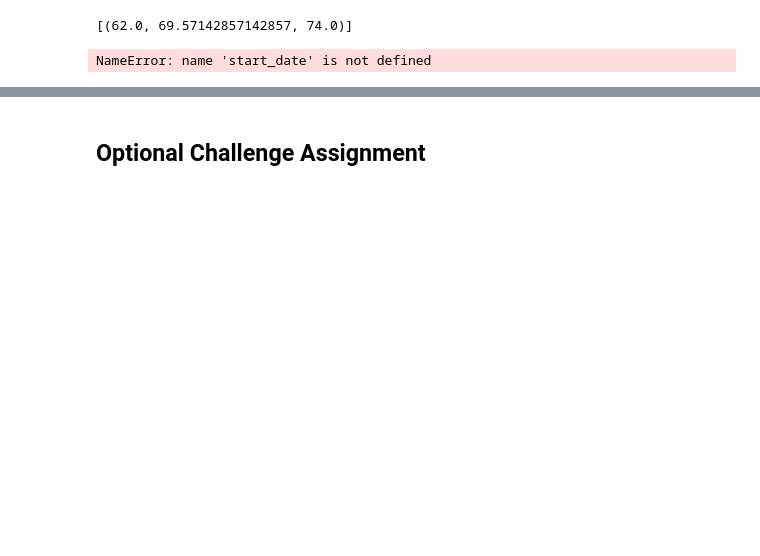
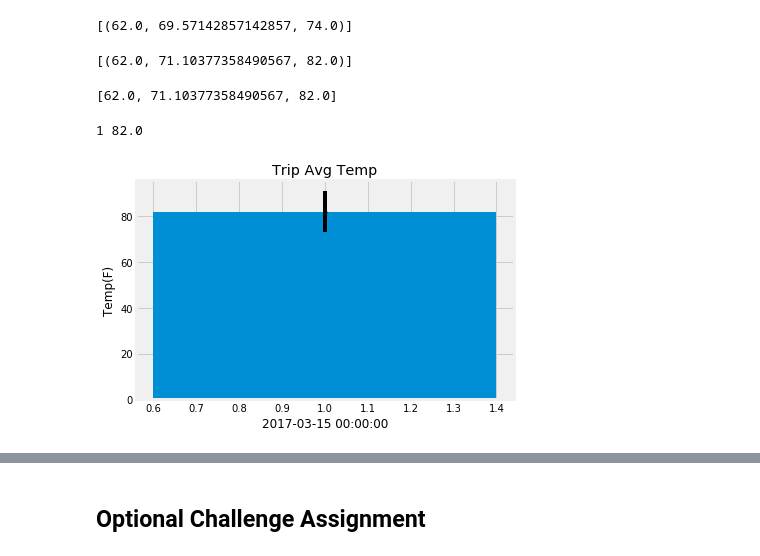
Before and after one commit to Vangroovy/Advanced_SQL, a Jupyter notebook: climate.ipynb, the cells around one changed output, grey strips where cells are left out. Cells and saved outputs as stored; diff of their text form; code cells hidden in the pictures; blank space fills up the shorter version.

```diff
--- a/climate.ipynb
+++ b/climate.ipynb
@@ -234,16 +229,43 @@ print(calc_temps('2012-02-28', '2012-03-05'))
 # %%
 # Use your previous function `calc_temps` to calculate the tmin, tavg, and tmax
 # for your trip using the previous year's data for those same dates.
+start_date = dt.datetime.strptime("2018-02-26", fmt)
+end_date = dt.datetime.strptime("2018-03-15", fmt)
 yr_ago_start = start_date - dt.timedelta(days=365)
 yr_ago_start
-print(calc_temps_last_year())
+yr_ago_end = end_date - dt.timedelta(days=365)
+calc_temps_last_yr=calc_temps(yr_ago_start, yr_ago_end)
+print(calc_temps_last_yr)
 # %% [output]
-NameError: name 'start_date' is not defined
+[(62.0, 71.10377358490567, 82.0)]
 # %%
 # Plot the results from your previous query as a bar chart.
 # Use "Trip Avg Temp" as your Title
 # Use the average temperature for the y value
 # Use the peak-to-peak (tmax-tmin) value as the y error bar (yerr)
+calc_temps_last_yr_df = pd.DataFrame(calc_temps_last_yr, columns = ['tmax', 'tmin', 'tave'])
+calc_temps_last_yr_df.head()
+
+test_calc= list(np.ravel(calc_temps_last_yr))
+test_calc
+# %% [output]
+[62.0, 71.10377358490567, 82.0]
+# %%
+fig, ax = plt.subplots()
+
+x = 1
+tmax = test_calc[0]
+tmin = test_calc[1]
+tave = test_calc[2]
+print(x,tave)
+ax.bar(x,tave)
+ax.set(xlabel=yr_ago_end, ylabel='Temp(F)', title='Trip Avg Temp')
+fig.tight_layout()
+plt.errorbar(x,tave, (tmax-tmin),fmt='.k')
+plt.show()
+# %% [output]
+1 82.0
+[figure, added]
 # %%
 # Calculate the total amount of rainfall per weather station for your trip dates using the previous year's matching dates.
 # Sort this in descending order by precipitation amount and list the station, name, latitude, longitude, and elevation
```
Also changed, not shown: parts of 9 cells of this notebook.
